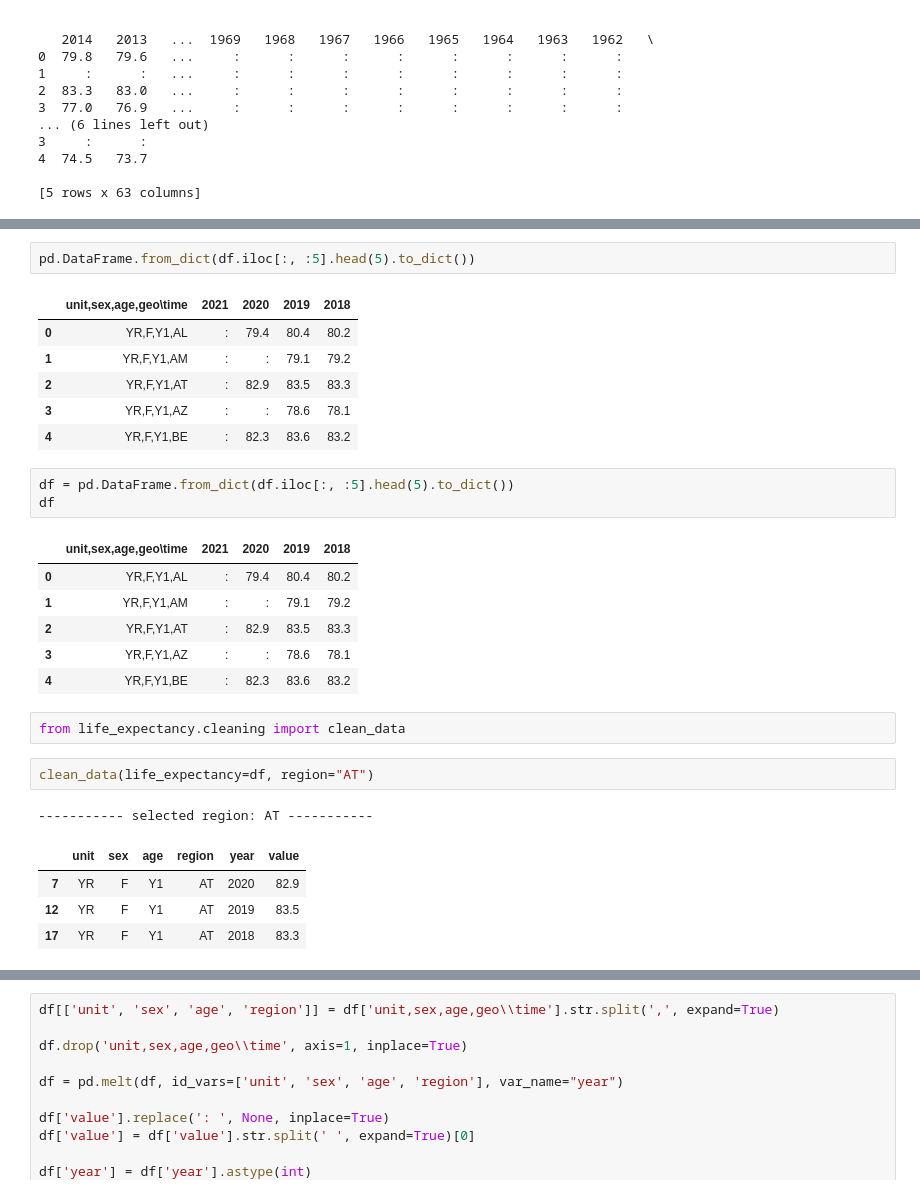
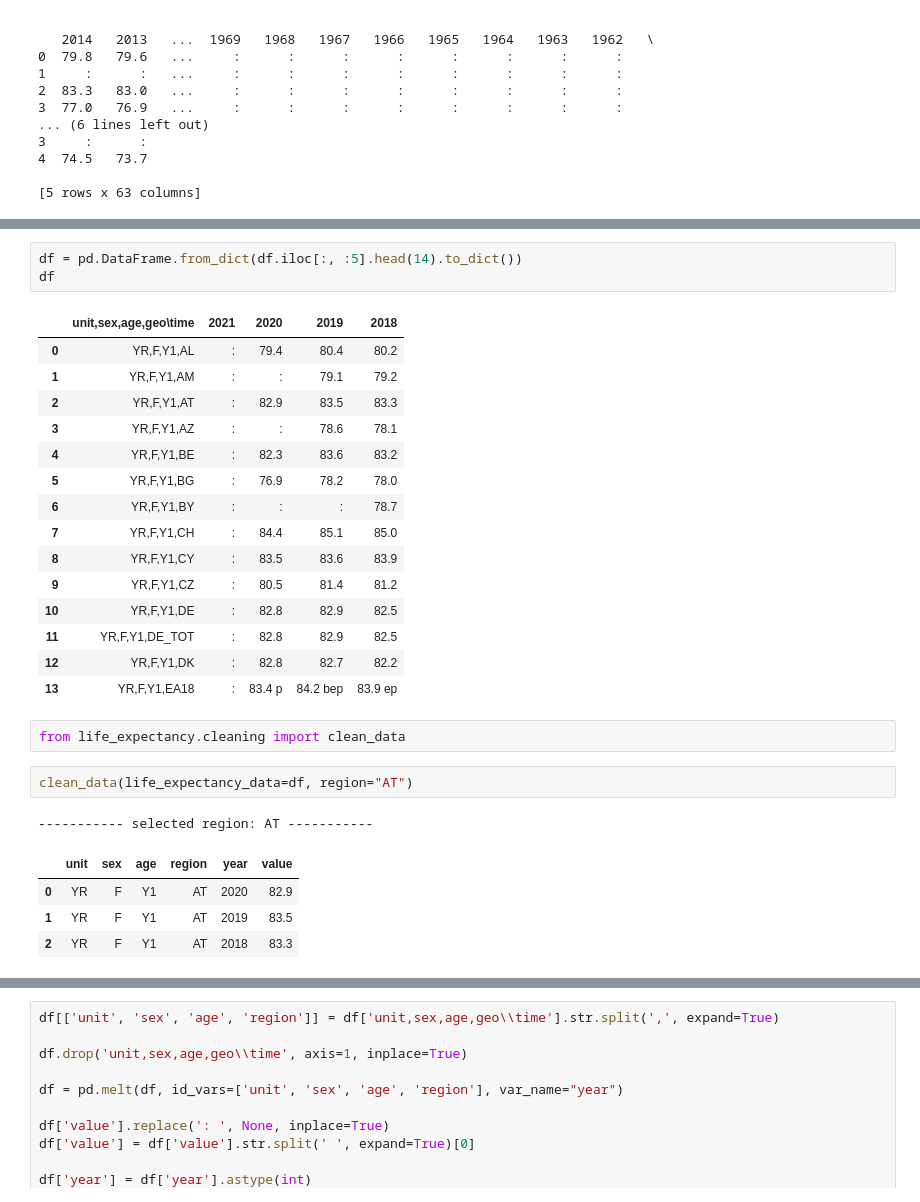
Before and after one commit to gabrieldiasmp/faast-foundations, a Jupyter notebook: assignments/sandbox.ipynb, the cells around one changed output, grey strips where cells are left out. Cells and saved outputs as stored; diff of their text form.

Commit message:
using fixtures instead of raw data on integration test

```diff
--- a/assignments/sandbox.ipynb
+++ b/assignments/sandbox.ipynb
@@ -40,29 +63,29 @@ df.iloc[:, :5].head(5).to_dict()
 # %%
-pd.DataFrame.from_dict(df.iloc[:, :5].head(5).to_dict())
+df = pd.DataFrame.from_dict(df.iloc[:, :5].head(14).to_dict())
+df
 # %% [output]
 |  | unit,sex,age,geo\time | 2021 | 2020 | 2019 | 2018 |
 | 0 | YR,F,Y1,AL | : | 79.4 | 80.4 | 80.2 |
 | 1 | YR,F,Y1,AM | : | : | 79.1 | 79.2 |
 | 2 | YR,F,Y1,AT | : | 82.9 | 83.5 | 83.3 |
 | 3 | YR,F,Y1,AZ | : | : | 78.6 | 78.1 |
 | 4 | YR,F,Y1,BE | : | 82.3 | 83.6 | 83.2 |
+| 5 | YR,F,Y1,BG | : | 76.9 | 78.2 | 78.0 |
+| 6 | YR,F,Y1,BY | : | : | : | 78.7 |
+| 7 | YR,F,Y1,CH | : | 84.4 | 85.1 | 85.0 |
+| 8 | YR,F,Y1,CY | : | 83.5 | 83.6 | 83.9 |
+| 9 | YR,F,Y1,CZ | : | 80.5 | 81.4 | 81.2 |
+| 10 | YR,F,Y1,DE | : | 82.8 | 82.9 | 82.5 |
+| 11 | YR,F,Y1,DE_TOT | : | 82.8 | 82.9 | 82.5 |
+| 12 | YR,F,Y1,DK | : | 82.8 | 82.7 | 82.2 |
+| 13 | YR,F,Y1,EA18 | : | 83.4 p | 84.2 bep | 83.9 ep |
-# %%
-df = pd.DataFrame.from_dict(df.iloc[:, :5].head(5).to_dict())
-df
-# %% [output]
-|  | unit,sex,age,geo\time | 2021 | 2020 | 2019 | 2018 |
-| 0 | YR,F,Y1,AL | : | 79.4 | 80.4 | 80.2 |
-| 1 | YR,F,Y1,AM | : | : | 79.1 | 79.2 |
-| 2 | YR,F,Y1,AT | : | 82.9 | 83.5 | 83.3 |
-| 3 | YR,F,Y1,AZ | : | : | 78.6 | 78.1 |
-| 4 | YR,F,Y1,BE | : | 82.3 | 83.6 | 83.2 |
 # %%
 from life_expectancy.cleaning import clean_data
 # %%
-clean_data(life_expectancy=df, region="AT")
+clean_data(life_expectancy_data=df, region="AT")
 # %% [output]
 ----------- selected region: AT -----------
 |  | unit | sex | age | region | year | value |
-| 7 | YR | F | Y1 | AT | 2020 | 82.9 |
-| 12 | YR | F | Y1 | AT | 2019 | 83.5 |
-| 17 | YR | F | Y1 | AT | 2018 | 83.3 |
+| 0 | YR | F | Y1 | AT | 2020 | 82.9 |
+| 1 | YR | F | Y1 | AT | 2019 | 83.5 |
+| 2 | YR | F | Y1 | AT | 2018 | 83.3 |
```
Also changed, not shown: parts of 17 cells of this notebook, 5 other files.
